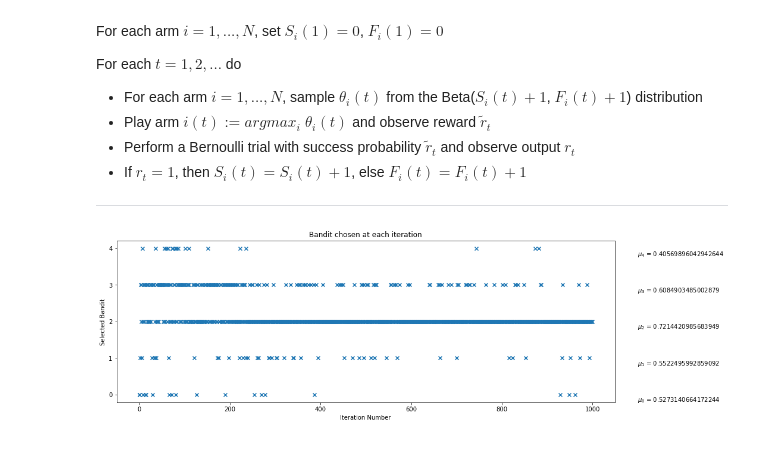
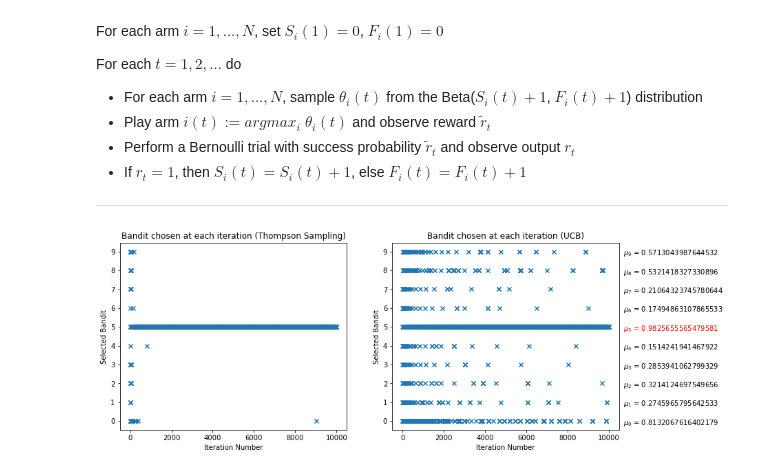
Before and after one commit to julian-chan/BayesianBandit, a Jupyter notebook: Thompson Sampling Demo.ipynb, the cells around one changed output. Drawn from its saved outputs; the diff is of its cells as text; code cells hidden in the pictures.

```diff
--- a/Thompson Sampling Demo.ipynb
+++ b/Thompson Sampling Demo.ipynb
@@ -133 +105,8 @@ overall_stats = np.zeros(num_iterations, dtype=[('bandit', np.int), ('num_wins',
+# %%
+# CHANGE THIS TO EXPERIMENT
+num_bandits = 10
+num_iterations = 10000
+
+TS_bandits = BernoulliBandit(num_bandits)
+UCB_bandits = copy.deepcopy(TS_bandits)    # To ensure that they are instantiated with the same bandit means
 # %%
@@ -257,13 +303,33 @@ for iteration in range(num_iterations):
+# %%
+# CHANGE THIS TO EXPERIMENT
+num_bandits = 10
+num_iterations = 10000
+
+TS_bandits = UniformBandit(num_bandits)
+UCB_bandits = copy.deepcopy(TS_bandits)    # To ensure that they are instantiated with the same bandit means
+# %%
+TS_overall_stats = runThompsonSampling(TS_bandits)
+UCB_overall_stats = runUCB(UCB_bandits)
 # %%
 # Plot the chosen bandit at each iteration
-plt.figure(figsize=(15, 5))
-plt.scatter(range(num_iterations), overall_stats['bandit'], marker='x')
-plt.yticks(range(num_bandits))
-plt.xlabel("Iteration Number")
-plt.ylabel("Selected Bandit")
-plt.title("Bandit chosen at each iteration")
+fig, ax = plt.subplots(1, 2, figsize=(13,5))
+ax[0].scatter(range(num_iterations), TS_overall_stats['bandit'], marker='x')
+ax[0].set_yticks(range(num_bandits))
+ax[0].set_xlabel("Iteration Number")
+ax[0].set_ylabel("Selected Bandit")
+ax[0].set_title("Bandit chosen at each iteration (Thompson Sampling)")
 
+ax[1].scatter(range(num_iterations), UCB_overall_stats['bandit'], marker='x')
+ax[1].set_yticks(range(num_bandits))
+ax[1].set_xlabel("Iteration Number")
+ax[1].set_ylabel("Selected Bandit")
+ax[1].set_title("Bandit chosen at each iteration (UCB)")
+
+max_mean_index = np.argmax(TS_bandits.bandits)
 for i in range(num_bandits):
-    plt.text(x=num_iterations+100, y=i-0.2, s="$\mu_{}$ = {}".format(i, bandits.bandits[i]))
+    if i == max_mean_index:
+        ax[1].text(x=num_iterations+700, y=i-0.2, s="$\mu_{}$ = {}".format(i, TS_bandits.bandits[i]), color="red")
+    else:
+        ax[1].text(x=num_iterations+700, y=i-0.2, s="$\mu_{}$ = {}".format(i, TS_bandits.bandits[i]))
 # %% [output]
-[figure, old version]
+[figure, new version]
```
Also changed, not shown: parts of 14 cells of this notebook.
